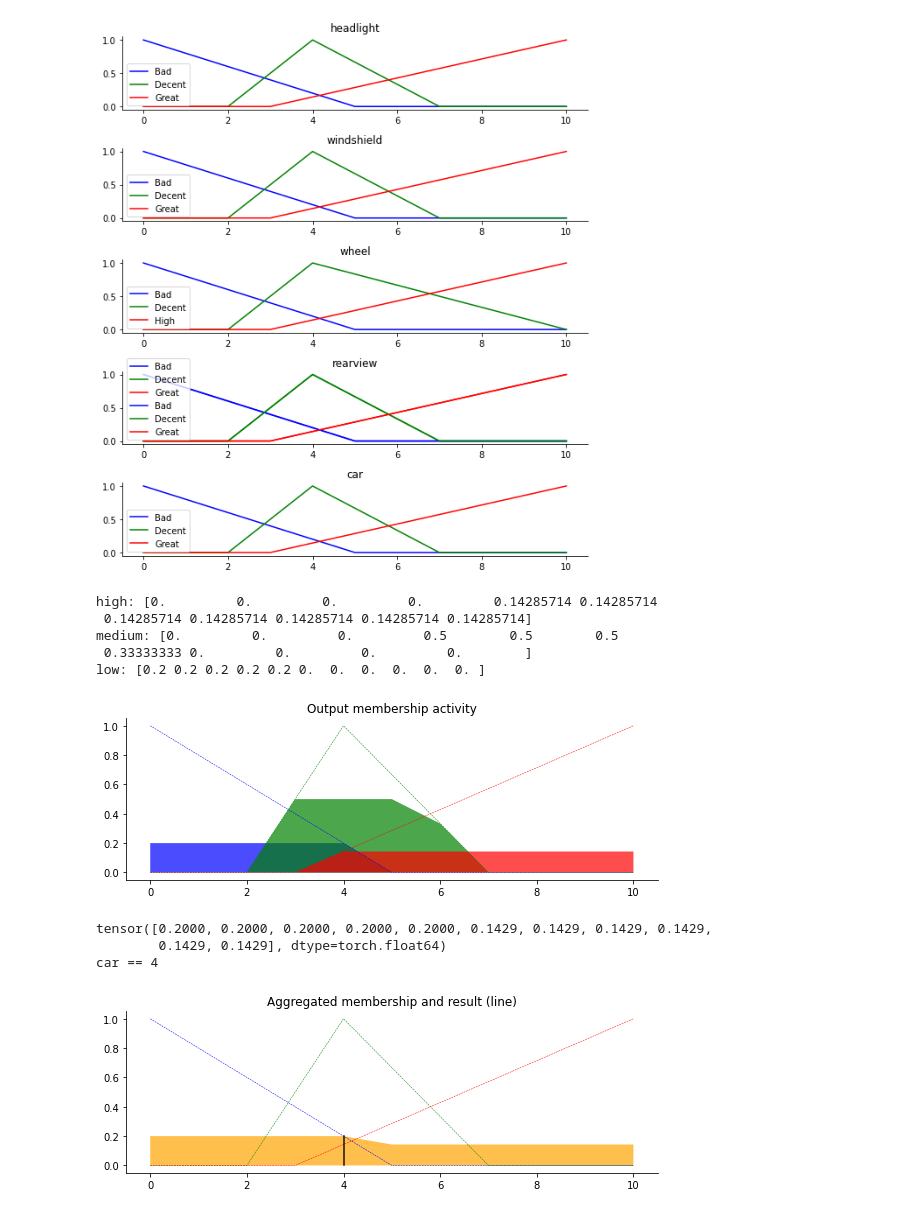
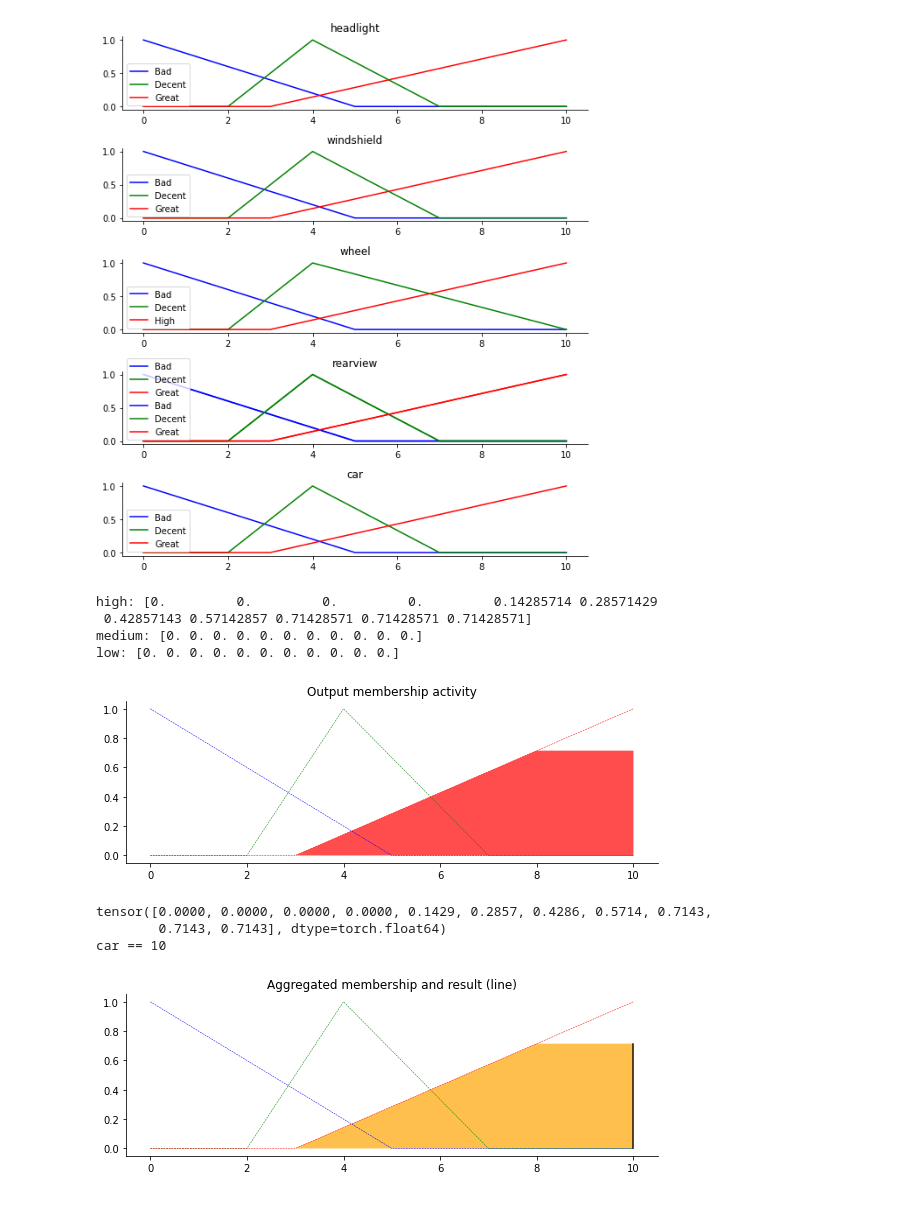
Before and after one commit to LoneXHuB/fuzzy-yolov5, a Jupyter notebook: tipping test.ipynb, the cells around one changed output. Saved outputs shown, nothing was run; the diff lists cells and outputs as text; code cells hidden in the pictures.

Commit message:
more rules

```diff
--- a/tipping test.ipynb
+++ b/tipping test.ipynb
@@ -99,9 +99,9 @@ plt.tight_layout()
 # We need the activation of our fuzzy membership functions at these values.
 # The exact values 6.5 and 9.8 do not exist on our universes...
 # This is what fuzz.interp_membership exists for!
-in_headlight = torch.tensor([4])
-in_windshield = torch.tensor([0])
-in_rearview = torch.tensor([0])
+in_headlight = torch.tensor([9])
+in_windshield = torch.tensor([8])
+in_rearview = torch.tensor([2])
 in_breaklight = torch.tensor([0])
 in_wheel = torch.tensor([7])
 
@@ -136,7 +136,25 @@ active_rule = np.fmax(headlight_level_hi,breaklight_level_hi)
 active_rule1 = np.fmin(active_rule1, active_rule)
 # Now we apply this by clipping the top off the corresponding output
 # membership function with `np.fmin`
-car_activation_hi = np.fmin(active_rule1, car_hi)  # removed entirely to 0
+car_activation_hi = np.fmin(active_rule1, car_hi)
+
+# If if (headlights_hi OR breaklights_hi) OR (windshield_hi OR rearview_hi OR wheel_hi)
+active_rule1 = np.fmax(wheel_level_hi, windshield_level_hi)
+active_rule1 = np.fmax(active_rule1, rearview_level_hi)
+active_rule = np.fmax(headlight_level_hi,breaklight_level_hi)
+active_rule1 = np.fmax(active_rule1, active_rule)
+# Now we apply this by clipping the top off the corresponding output
+# membership function with `np.fmin`
+car_activation_hi2 = np.fmin(active_rule1, car_hi)  # removed entirely to 0
+
+# If if (headlights_md OR breaklights_md) OR (windshield_md OR rearview_md OR wheel_md)
+active_rule1 = np.fmax(wheel_level_hi, windshield_level_hi)
+active_rule1 = np.fmax(active_rule1, rearview_level_hi)
+active_rule = np.fmax(headlight_level_hi,breaklight_level_hi)
+active_rule1 = np.fmax(active_rule1, active_rule)
+# Now we apply this by clipping the top off the corresponding output
+# membership function with `np.fmin`
+car_activation_hi3 = np.fmin(active_rule1, car_hi)
 
 #IF headlights_lo AND breaklights_lo OR ( wheel_lo and breaklights_lo and all low)
 #For rule 2 we connect acceptable service to medium tipping
@@ -154,43 +172,43 @@ active_rule = np.fmax(headlight_level_md,breaklight_level_md)
 active_rule3 = np.fmin(active_rule3, active_rule)
 
 car_activation_md = np.fmin(active_rule3,car_md)
 
 
 print(f"high: {car_activation_hi}")
 print(f"medium: {car_activation_md}")
 print(f"low: {car_activation_lo}")
 car0 = np.zeros_like(y_car)
 
 # Visualize this
 fig, ax0 = plt.subplots(figsize=(8, 3))
 
 ax0.fill_between(y_car, car0, car_activation_lo, facecolor='b', alpha=0.7)
 ax0.plot(y_car, car_lo, 'b', linewidth=0.5, linestyle='--', )
 ax0.fill_between(y_car, car0, car_activation_md, facecolor='g', alpha=0.7)
 ax0.plot(y_car, car_md, 'g', linewidth=0.5, linestyle='--')
 ax0.fill_between(y_car, car0, car_activation_hi, facecolor='r', alpha=0.7)
 ax0.plot(y_car, car_hi, 'r', linewidth=0.5, linestyle='--')
 ax0.set_title('Output membership activity')
 
 # Turn off top/right axes
 for ax in (ax0,):
     ax.spines['top'].set_visible(False)
     ax.spines['right'].set_visible(False)
     ax.get_xaxis().tick_bottom()
     ax.get_yaxis().tick_left()
 
 plt.tight_layout()
 # %% [output]
-high: [0.         0.         0.         0.         0.14285714 0.14285714
- 0.14285714 0.14285714 0.14285714 0.14285714 0.14285714]
-medium: [0.         0.         0.         0.5        0.5        0.5
- 0.33333333 0.         0.         0.         0.        ]
-low: [0.2 0.2 0.2 0.2 0.2 0.  0.  0.  0.  0.  0. ]
+high: [0.         0.         0.         0.         0.14285714 0.28571429
+ 0.42857143 0.57142857 0.71428571 0.71428571 0.71428571]
+medium: [0. 0. 0. 0. 0. 0. 0. 0. 0. 0. 0.]
+low: [0. 0. 0. 0. 0. 0. 0. 0. 0. 0. 0.]
-[figure, old version]
+[figure, new version]
 # %%
 # Aggregate all three output membership functions together
-aggregated = np.fmax(car_activation_lo,
-                     np.fmax(car_activation_md, car_activation_hi))
+aggregated = np.fmax(np.fmax(np.fmax(car_activation_lo,
+                        np.fmax(car_activation_md, car_activation_hi)),
+                            car_activation_hi2),car_activation_hi3)
 
 # Calculate defuzzified result
 car = fuzz.defuzz(y_car, aggregated, 'lom')
@@ -218,10 +236,10 @@ for ax in (ax0,):
 plt.tight_layout()
 print(f"car == {car}")
 # %% [output]
-tensor([0.2000, 0.2000, 0.2000, 0.2000, 0.2000, 0.1429, 0.1429, 0.1429, 0.1429,
-        0.1429, 0.1429], dtype=torch.float64)
-car == 4
+tensor([0.0000, 0.0000, 0.0000, 0.0000, 0.1429, 0.2857, 0.4286, 0.5714, 0.7143,
+        0.7143, 0.7143], dtype=torch.float64)
+car == 10
-[figure, old version]
+[figure, new version]
 # %%
 import torch
 ###########Added#############
```
Also changed, not shown: 1 other file.
